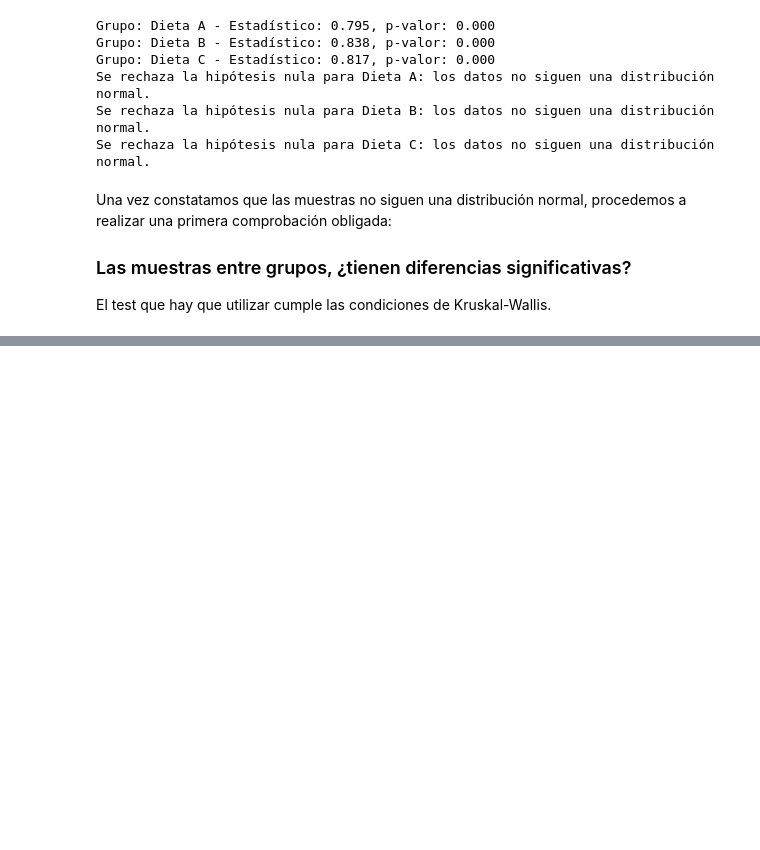
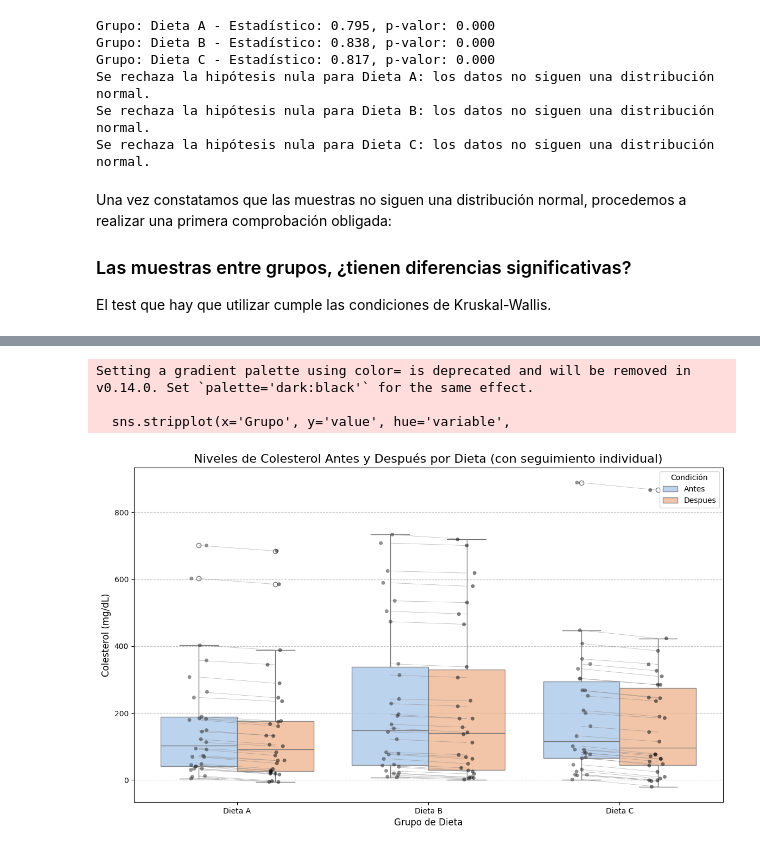
Before and after one commit to mlacasa/EstadisticaQ2, a Jupyter notebook: FactorialAnalysisNonParametrical.ipynb, the cells around one changed output, grey strips where cells are left out. Saved outputs shown, nothing was run; the diff lists cells and outputs as text; code cells hidden in the pictures; blank space fills up the shorter version.

```diff
--- a/FactorialAnalysisNonParametrical.ipynb
+++ b/FactorialAnalysisNonParametrical.ipynb
@@ -318,0 +324,75 @@ plt.show()
+# %%
+# Se ejecuta el código Python para la visualización final
+import pandas as pd
+import numpy as np
+import matplotlib.pyplot as plt
+import seaborn as sns
+
+# --- 0. Generación de Datos ---
+# Se regeneran los datos para que la celda sea autónoma.
+np.random.seed(42)
+n = 30 # Participantes por grupo
+grupos = ['Dieta A', 'Dieta B', 'Dieta C']
+diet_a_before = np.random.exponential(200, n)
+diet_b_before = np.random.exponential(210, n)
+diet_c_before = np.random.exponential(205, n)
+diet_a_after = diet_a_before - np.random.uniform(10, 20, n)
+diet_b_after = diet_b_before - np.random.uniform(5, 15, n)
+diet_c_after = diet_c_before - np.random.uniform(15, 25, n)
+
+# Crear un DataFrame en formato "largo"
+data_long = pd.DataFrame({
+    'Paciente_ID': list(range(n)) * 3, # ID de paciente dentro de cada grupo
+    'Grupo': np.repeat(grupos, n),
+    'Antes': np.concatenate([diet_a_before, diet_b_before, diet_c_before]),
+    'Despues': np.concatenate([diet_a_after, diet_b_after, diet_c_after])
+})
+
+# --- 1. Creación del Gráfico Combinado ---
+plt.figure(figsize=(14, 8))
+
+# Dibuja el boxplot como base, con una ligera transparencia
+sns.boxplot(x='Grupo', y='value', hue='variable',
+            data=pd.melt(data_long, id_vars=['Paciente_ID', 'Grupo']),
+            palette='pastel', dodge=True, boxprops=dict(alpha=0.8))
+
+# Dibuja los puntos individuales
+sns.stripplot(x='Grupo', y='value', hue='variable',
+              data=pd.melt(data_long, id_vars=['Paciente_ID', 'Grupo']),
+              jitter=True, dodge=True, marker='o', alpha=0.5, color='black')
+
+# --- 2. MEJORA: Añadir líneas para conectar los puntos pareados ---
+# Iterar sobre cada grupo para dibujar las líneas de conexión
+for i, grupo in enumerate(grupos):
+    # Filtrar datos para el grupo actual
+    df_grupo = data_long[data_long['Grupo'] == grupo]
+
+    # Posiciones en el eje X para 'Antes' y 'Después'
+    # El boxplot de seaborn coloca los grupos en 0, 1, 2...
+    # y el 'hue' los desplaza +/- 0.2
+    x_antes = i - 0.2
+    x_despues = i + 0.2
+
+    # Dibujar una línea por cada paciente
+    for paciente in range(n):
+        y_antes = df_grupo['Antes'].iloc[paciente]
+        y_despues = df_grupo['Despues'].iloc[paciente]
+        plt.plot([x_antes, x_despues], [y_antes, y_despues], color='gray', linestyle='-', linewidth=0.5, alpha=0.6)
+
+
+# --- 3. Configuración Final del Gráfico ---
+# Manejar la leyenda para evitar duplicados
+handles, labels = plt.gca().get_legend_handles_labels()
+# Tomamos solo las dos primeras etiquetas ('Antes', 'Despues') del boxplot
+plt.legend(handles[0:2], labels[0:2], title='Condición')
+
+plt.title('Niveles de Colesterol Antes y Después por Dieta (con seguimiento individual)', fontsize=16)
+plt.ylabel('Colesterol (mg/dL)', fontsize=12)
+plt.xlabel('Grupo de Dieta', fontsize=12)
+plt.grid(axis='y', linestyle='--', alpha=0.7)
+plt.show()
+# %% [output]
+Setting a gradient palette using color= is deprecated and will be removed in v0.14.0. Set `palette='dark:black'` for the same effect.
+
+  sns.stripplot(x='Grupo', y='value', hue='variable',
+[figure, added]
```
Also changed, not shown: parts of 13 cells of this notebook.
